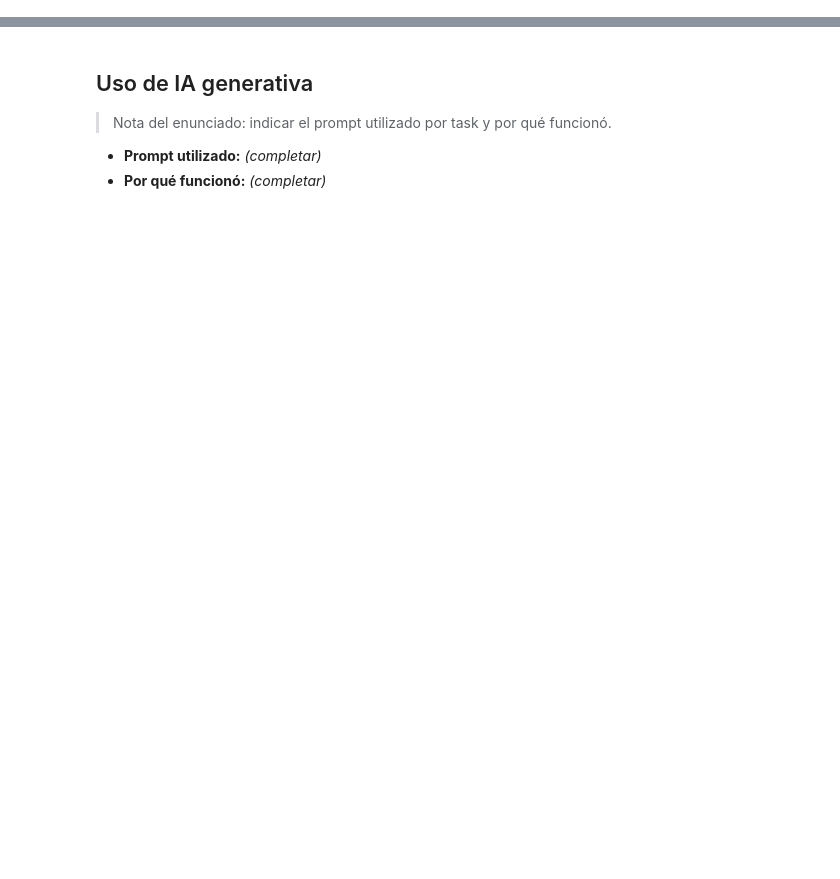
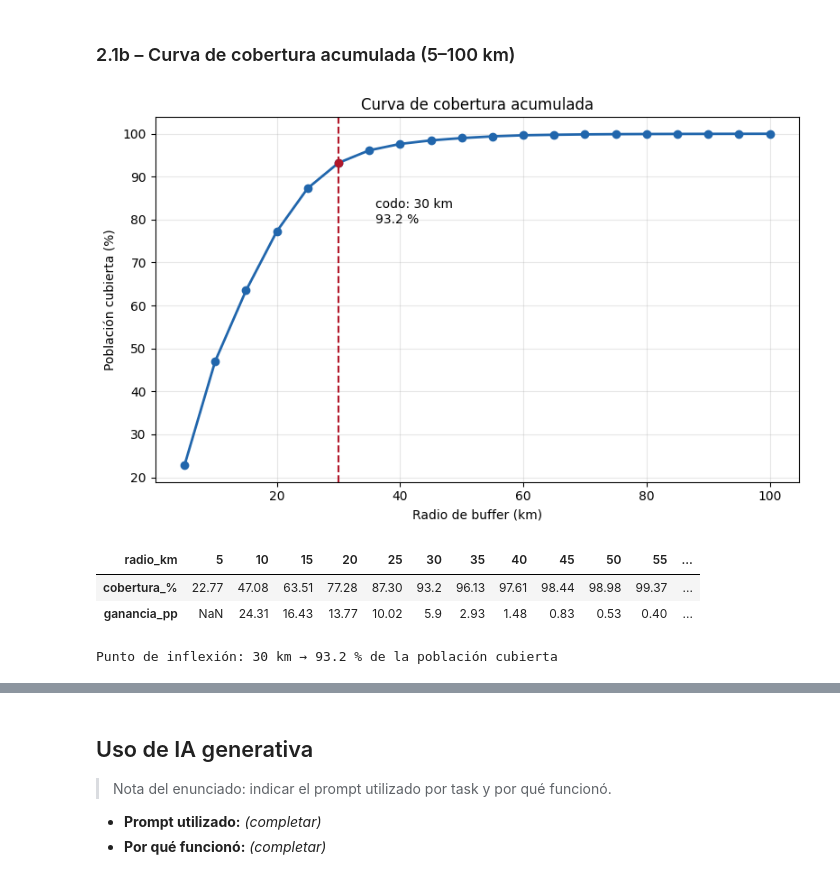
Before and after one commit to hadelacruz/Modelo-espacial, a Jupyter notebook: lab5.ipynb, the cells around one changed output, grey strips where cells are left out. Cells and saved outputs as stored; diff of their text form; code cells hidden in the pictures; blank space fills up the shorter version.

```diff
--- a/lab5.ipynb
+++ b/lab5.ipynb
@@ -483,0 +324,11 @@ ax.set_axis_off(); plt.tight_layout(); plt.savefig(FIG / "mclp_voraz.png", dpi=1
+# %%
+cent = cond_p.geometry.centroid                                    # punto de referencia de cada condado
+dist = {}
+for fips, pt in cent.items():
+    d = hosp_p.geometry.distance(pt)                               # distancias (m) a todos los hospitales
+    dist[fips] = (d.min() / 1000, d.idxmin())                      # km y hospital más cercano
+cond_p["dist_km"] = pd.Series({k: v[0] for k, v in dist.items()})
+cond_p["hosp_cercano"] = pd.Series({k: v[1] for k, v in dist.items()})
+
+top10_dist = cond_p.sort_values("dist_km", ascending=False).head(10)
+display(top10_dist[["nombre", "poblacion", "dist_km"]].round(1))
@@ -483,0 +350,32 @@ ax.set_axis_off(); plt.tight_layout(); plt.savefig(FIG / "mclp_voraz.png", dpi=1
+# %% [markdown]
+### 2.1b – Curva de cobertura acumulada (5–100 km)
+# %%
+radios = np.arange(5, 105, 5)
+areas = cond_p.geometry.area.values
+pct = []
+for r in radios:
+    cov = hosp_p.buffer(r * 1000).union_all()
+    frac = np.clip(shapely.area(shapely.intersection(cond_p.geometry.values, cov)) / areas, 0, 1)
+    pct.append(100 * (cond_p["poblacion"].values * frac).sum() / POP_TOTAL)
+pct = np.array(pct)
+
+# Punto de inflexión (método del codo / Kneedle): máxima separación entre la curva normalizada y la diagonal
+xn = (radios - radios.min()) / (radios.max() - radios.min())
+yn = (pct - pct.min()) / (pct.max() - pct.min())
+i_knee = int(np.argmax(yn - xn)); r_knee = radios[i_knee]
+ganancia = np.diff(pct, prepend=np.nan)                                       # puntos porcentuales por cada paso de 5 km
+
+fig, ax = plt.subplots(figsize=(8, 5))
+ax.plot(radios, pct, "o-", lw=2, color="#2166ac")
+ax.axvline(r_knee, ls="--", color="#b2182b"); ax.scatter([r_knee], [pct[i_knee]], color="#b2182b", zorder=3)
+ax.annotate(f"codo: {r_knee} km\n{pct[i_knee]:.1f} %", (r_knee, pct[i_knee]), xytext=(r_knee + 6, pct[i_knee] - 14))
+ax.set_xlabel("Radio de buffer (km)"); ax.set_ylabel("Población cubierta (%)"); ax.grid(alpha=0.3)
+ax.set_title("Curva de cobertura acumulada"); plt.tight_layout(); plt.savefig(FIG / "curva_cobertura.png", dpi=150); plt.show()
+display(pd.DataFrame({"radio_km": radios, "cobertura_%": pct.round(2), "ganancia_pp": np.round(ganancia, 2)}).set_index("radio_km").T)
+print(f"Punto de inflexión: {r_knee} km → {pct[i_knee]:.1f} % de la población cubierta")
+# %% [output]
+[figure, added]
+| radio_km | 5 | 10 | 15 | 20 | 25 | 30 | 35 | 40 | 45 | 50 | 55 | ... |
+| cobertura_% | 22.77 | 47.08 | 63.51 | 77.28 | 87.30 | 93.2 | 96.13 | 97.61 | 98.44 | 98.98 | 99.37 | ... |
+| ganancia_pp | NaN | 24.31 | 16.43 | 13.77 | 10.02 | 5.9 | 2.93 | 1.48 | 0.83 | 0.53 | 0.40 | ... |
+Punto de inflexión: 30 km → 93.2 % de la población cubierta
```
Also changed, not shown: parts of 97 cells of this notebook, 13 other files.
